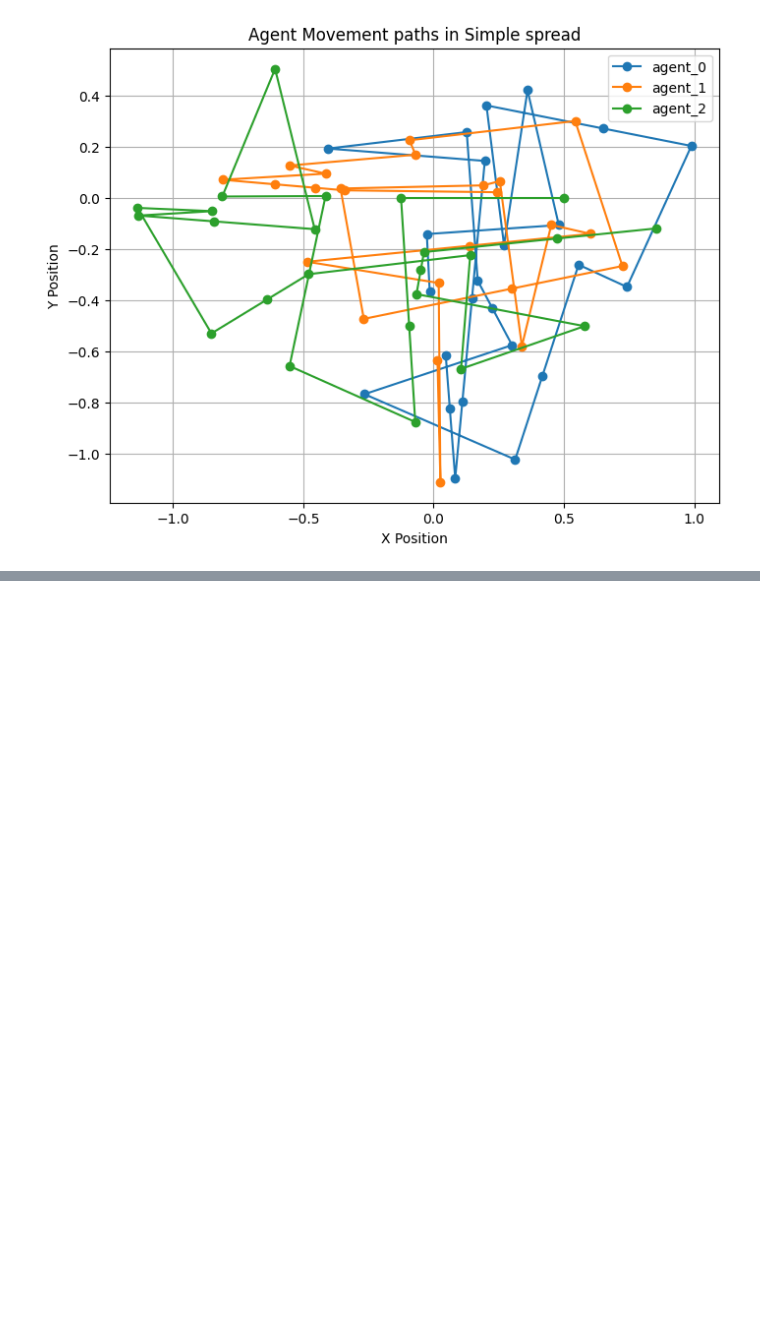
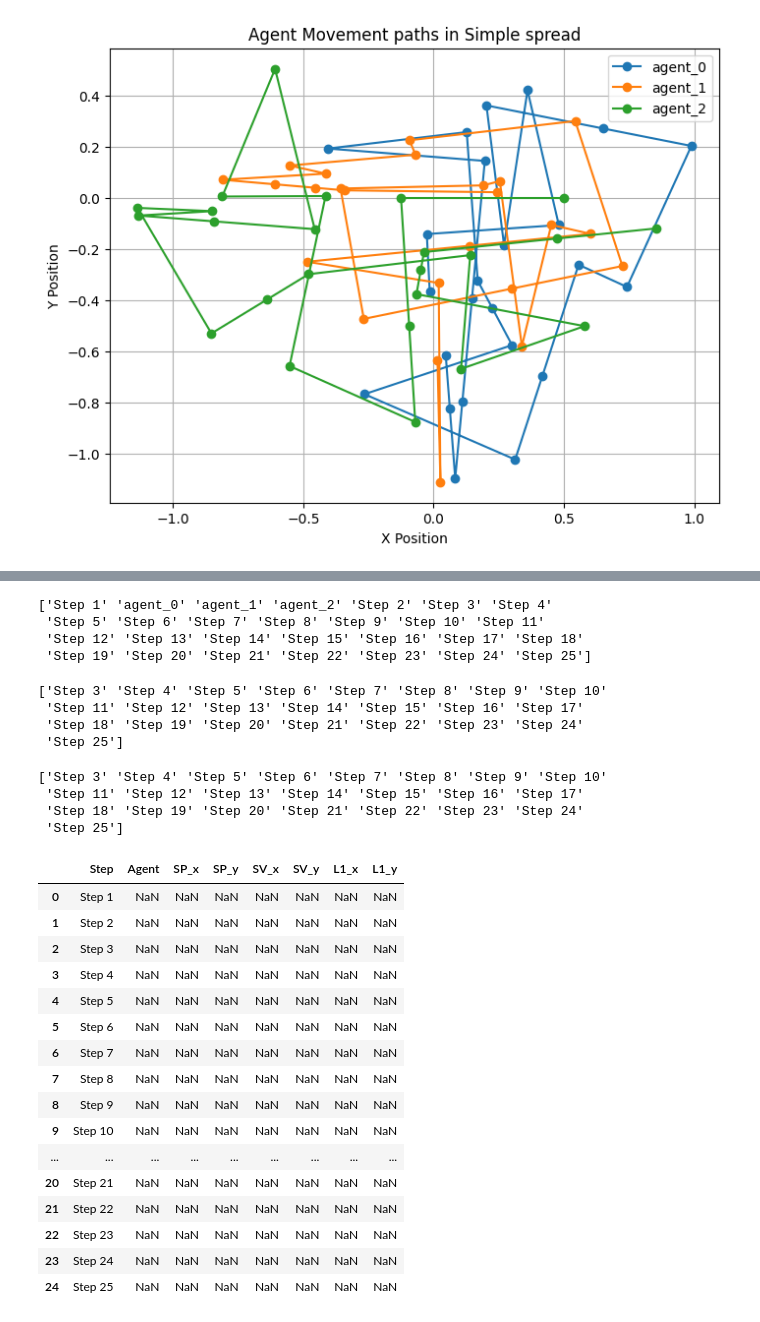
Before and after one commit to dreyman91/Bachelor_Thesis, a Jupyter notebook: Wrapper/Tests.ipynb, the cells around one changed output, grey strips where cells are left out. Cells and saved outputs as stored; diff of their text form; code cells hidden in the pictures; blank space fills up the shorter version.

```diff
--- a/Wrapper/Tests.ipynb
+++ b/Wrapper/Tests.ipynb
@@ -331,0 +420,51 @@ Animation was deleted without rendering anything. This is most likely not intend
+# %%
+print(df_obs_load["Step"].unique())  # Debugging step
+# %% [output]
+['Step 1' 'agent_0' 'agent_1' 'agent_2' 'Step 2' 'Step 3' 'Step 4'
+ 'Step 5' 'Step 6' 'Step 7' 'Step 8' 'Step 9' 'Step 10' 'Step 11'
+ 'Step 12' 'Step 13' 'Step 14' 'Step 15' 'Step 16' 'Step 17' 'Step 18'
+ 'Step 19' 'Step 20' 'Step 21' 'Step 22' 'Step 23' 'Step 24' 'Step 25']
+# %%
+# Drop the first row since it contains invalid header-like data
+df_obs_load = df_obs_load.iloc[1:].reset_index(drop=True)
+
+# Ensure 'Step' column is properly formatted (strip spaces and convert to string)
+df_obs_load["Step"] = df_obs_load["Step"].astype(str).str.strip()
+# Keep only rows where "Step" starts with "Step"
+df_obs_load = df_obs_load[df_obs_load["Step"].str.startswith("Step")]
+
+# Print unique step values after cleaning
+print(df_obs_load["Step"].unique())  # Debugging step
+# %% [output]
+['Step 3' 'Step 4' 'Step 5' 'Step 6' 'Step 7' 'Step 8' 'Step 9' 'Step 10'
+ 'Step 11' 'Step 12' 'Step 13' 'Step 14' 'Step 15' 'Step 16' 'Step 17'
+ 'Step 18' 'Step 19' 'Step 20' 'Step 21' 'Step 22' 'Step 23' 'Step 24'
+ 'Step 25']
+# %%
+print(df_obs_load["Step"].unique())  # Debugging
+# %% [output]
+['Step 3' 'Step 4' 'Step 5' 'Step 6' 'Step 7' 'Step 8' 'Step 9' 'Step 10'
+ 'Step 11' 'Step 12' 'Step 13' 'Step 14' 'Step 15' 'Step 16' 'Step 17'
+ 'Step 18' 'Step 19' 'Step 20' 'Step 21' 'Step 22' 'Step 23' 'Step 24'
+ 'Step 25']
+# %%
+df = pd.read_csv("df_obs.csv")
+df
+# %% [output]
+|  | Step | Agent | SP_x | SP_y | SV_x | SV_y | L1_x | L1_y |
+| 0 | Step 1 | NaN | NaN | NaN | NaN | NaN | NaN | NaN |
+| 1 | Step 2 | NaN | NaN | NaN | NaN | NaN | NaN | NaN |
+| 2 | Step 3 | NaN | NaN | NaN | NaN | NaN | NaN | NaN |
+| 3 | Step 4 | NaN | NaN | NaN | NaN | NaN | NaN | NaN |
+| 4 | Step 5 | NaN | NaN | NaN | NaN | NaN | NaN | NaN |
+| 5 | Step 6 | NaN | NaN | NaN | NaN | NaN | NaN | NaN |
+| 6 | Step 7 | NaN | NaN | NaN | NaN | NaN | NaN | NaN |
+| 7 | Step 8 | NaN | NaN | NaN | NaN | NaN | NaN | NaN |
+| 8 | Step 9 | NaN | NaN | NaN | NaN | NaN | NaN | NaN |
+| 9 | Step 10 | NaN | NaN | NaN | NaN | NaN | NaN | NaN |
+| ... | ... | ... | ... | ... | ... | ... | ... | ... |
+| 20 | Step 21 | NaN | NaN | NaN | NaN | NaN | NaN | NaN |
+| 21 | Step 22 | NaN | NaN | NaN | NaN | NaN | NaN | NaN |
+| 22 | Step 23 | NaN | NaN | NaN | NaN | NaN | NaN | NaN |
+| 23 | Step 24 | NaN | NaN | NaN | NaN | NaN | NaN | NaN |
+| 24 | Step 25 | NaN | NaN | NaN | NaN | NaN | NaN | NaN |
```
Also changed, not shown: parts of 17 cells of this notebook, 10 other files.
